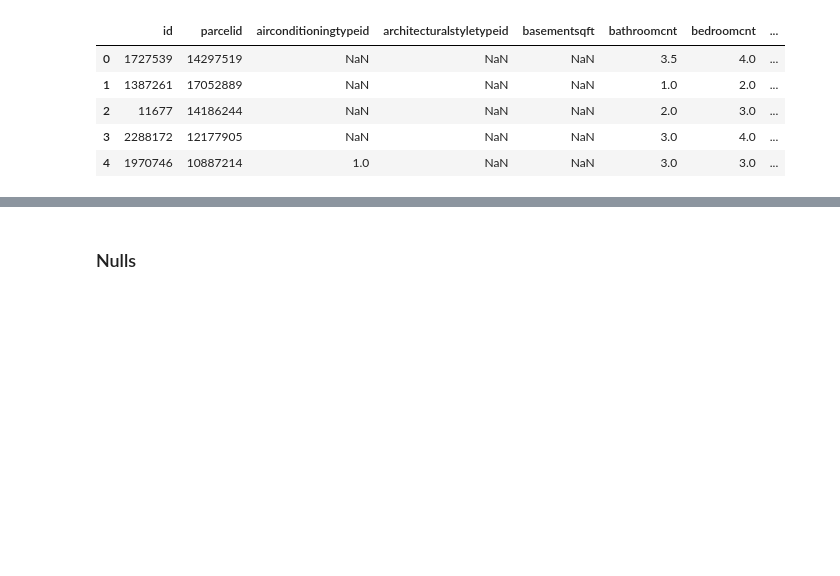
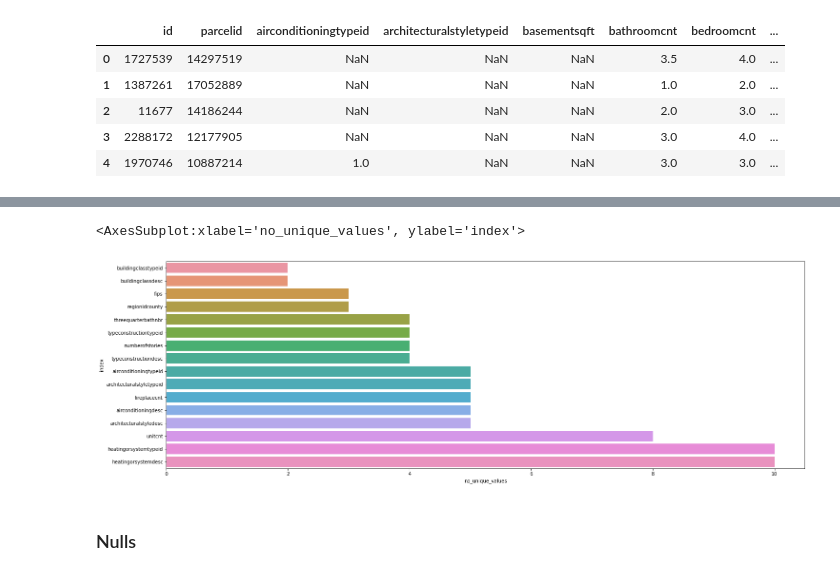
Before and after one commit to Jonessn22/clustering-exercises, a Jupyter notebook: 01b_wrangle_exercises.ipynb, the cells around one changed output, grey strips where cells are left out. Cells and saved outputs as stored; diff of their text form; code cells hidden in the pictures; blank space fills up the shorter version.

Commit message:
looking at nunique values to determine which columns to start with

```diff
--- a/01b_wrangle_exercises.ipynb
+++ b/01b_wrangle_exercises.ipynb
@@ -231,0 +238,6 @@ See Full Dataframe in Mito
+# %%
+# for col in zillow_df.columns:
+#     print(zillow_df[col].nunique())
+
+no_unique_df = pd.DataFrame(zillow_df.nunique()[(zillow_df.nunique() > 1) & (zillow_df.nunique() < 11)], columns = ['no_unique_values']).reset_index().sort_values(by = 'no_unique_values')
+no_unique_df.head()
@@ -232,3 +257,10 @@ See Full Dataframe in Mito
+# %%
+plt.figure(figsize = (24, 8))
+
+sns.barplot(y = 'index', x = 'no_unique_values', data = no_unique_df)
+# %% [output]
+<AxesSubplot:xlabel='no_unique_values', ylabel='index'>
+[figure, added]
 # %% [markdown]
 ### Nulls
 # %% [markdown]
```
Also changed, not shown: parts of 5 cells of this notebook.
